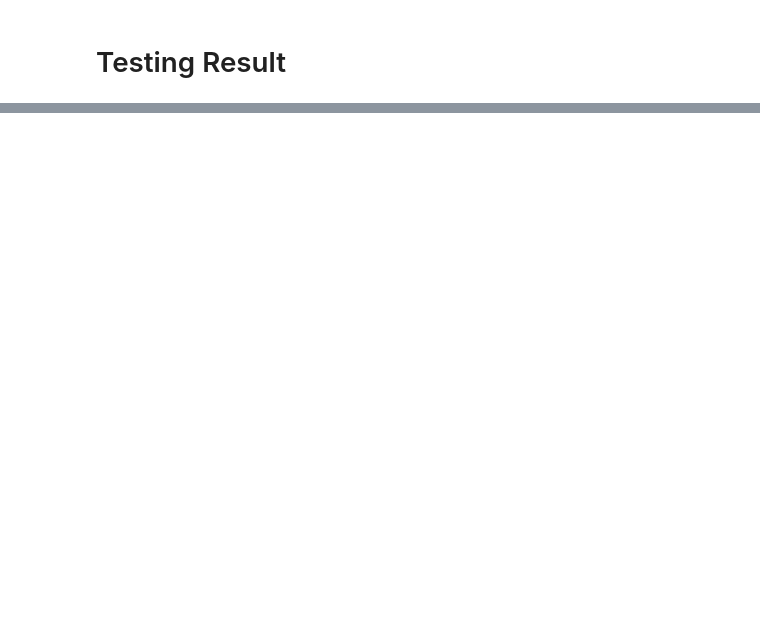
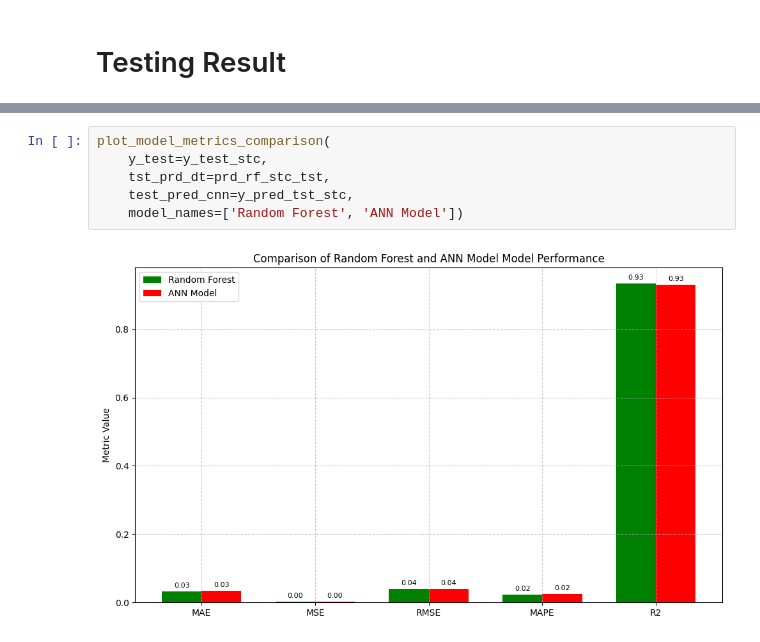
Before and after one commit to aswink71/Time-Series-Project, a Jupyter notebook: Multivaiate_analysis.ipynb, the cells around one changed output, grey strips where cells are left out. Drawn from its saved outputs; the diff is of its cells as text; blank space fills up the shorter version.

```diff
--- a/Multivaiate_analysis.ipynb
+++ b/Multivaiate_analysis.ipynb
@@ -680,0 +804,8 @@ R-squared (R2): 0.9424198396208449
+# %%
+plot_model_metrics_comparison(
+    y_test=y_test_stc,
+    tst_prd_dt=prd_rf_stc_tst,
+    test_pred_cnn=y_pred_tst_stc,
+    model_names=['Random Forest', 'ANN Model'])
+# %% [output]
+[figure, added]
```
Also changed, not shown: parts of 8 cells of this notebook.
